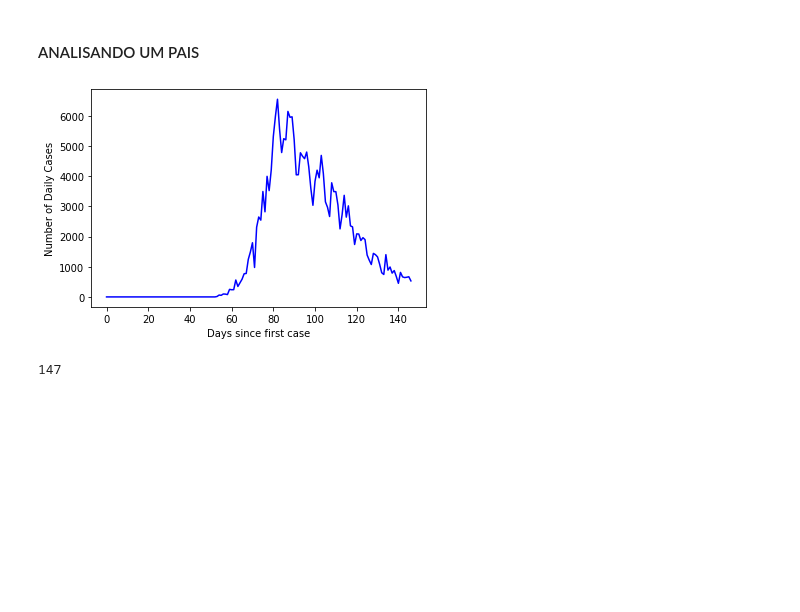
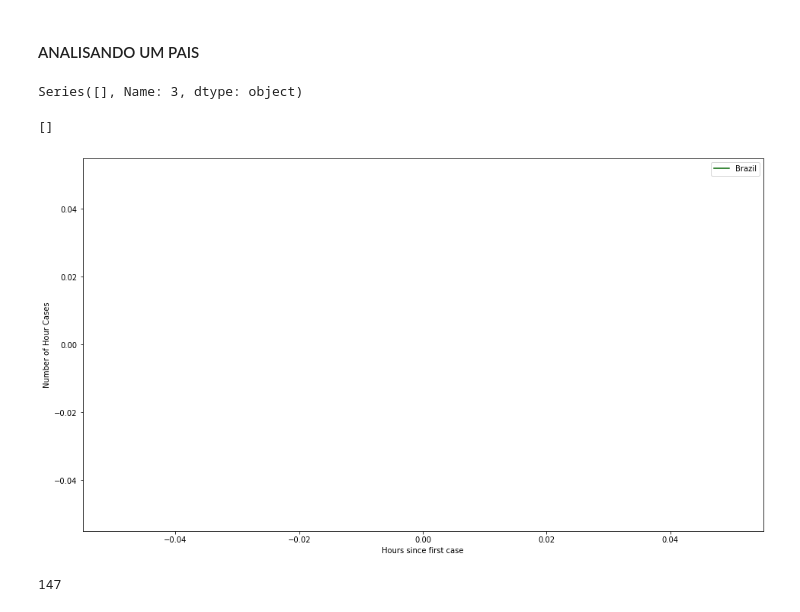
Before and after one commit to deniseiras/trabalho_cap239_b, a Jupyter notebook: RNN_To_COVID19_Predictions.ipynb, the cells around one changed output. Drawn from its saved outputs; the diff is of its cells as text; code cells hidden in the pictures; blank space fills up the shorter version.

```diff
--- a/RNN_To_COVID19_Predictions.ipynb
+++ b/RNN_To_COVID19_Predictions.ipynb
@@ -139,20 +143,35 @@ serie_cases.tail()
 # %% [markdown]
 #### ANALISANDO UM PAIS
 # %%
-select_cases_pais = serie_cases[serie_cases[0] == 'Italy']
-select_cases_pais = select_cases_pais[[0,2,3]]
+# country_list = ["Brazil", "Portugal", "Spain", "France", "Belgium", "United States", "Italy", "China", "South Korea"]
+country_list = ["Brazil"]
+# color_list = ['darkgreen', 'darkred', 'yellow', 'blue', 'black', 'red', 'violet', 'brown', 'darkorange']
+color_list = ['darkgreen']
 
-pais_cases = select_cases_pais.iloc[:,2]
-pais_days = select_cases_pais.iloc[:,1]
+plt.close('all')
+plt.figure(figsize=(16, 9))
+for cty, color in zip(country_list, color_list):
+    select_cases_pais = serie_cases[serie_cases[0] == cty]
+    select_cases_pais = select_cases_pais[[0,2,3]]
 
-pais_cases = pais_cases.tolist()
-pais_cases = np.asarray(pais_cases)
-pais_cases = np.float64(pais_cases)
-plt.plot(pais_cases,'b');
-plt.xlabel('Days since first case');
-plt.ylabel('Number of Daily Cases');
+    pais_cases = select_cases_pais.iloc[:,2]
+    print(pais_cases.tail())
+    pais_days = select_cases_pais.iloc[:,1]
+
+    pais_cases = pais_cases.tolist()
+    pais_cases = np.asarray(pais_cases)
+    pais_cases = np.float64(pais_cases)
+    plt.plot(pais_cases,'b', label=cty, color=color);
+    plt.legend()
+    plt.draw()
+
+plt.xlabel('Hours since first case')
+plt.ylabel('Number of Hour Cases')
+plt.plot()
 # %% [output]
+Series([], Name: 3, dtype: object)
+[]
-[figure, old version]
+[figure, new version]
 # %%
 len(pais_cases)
 # %% [output]
```
Also changed, not shown: parts of 15 cells of this notebook.
